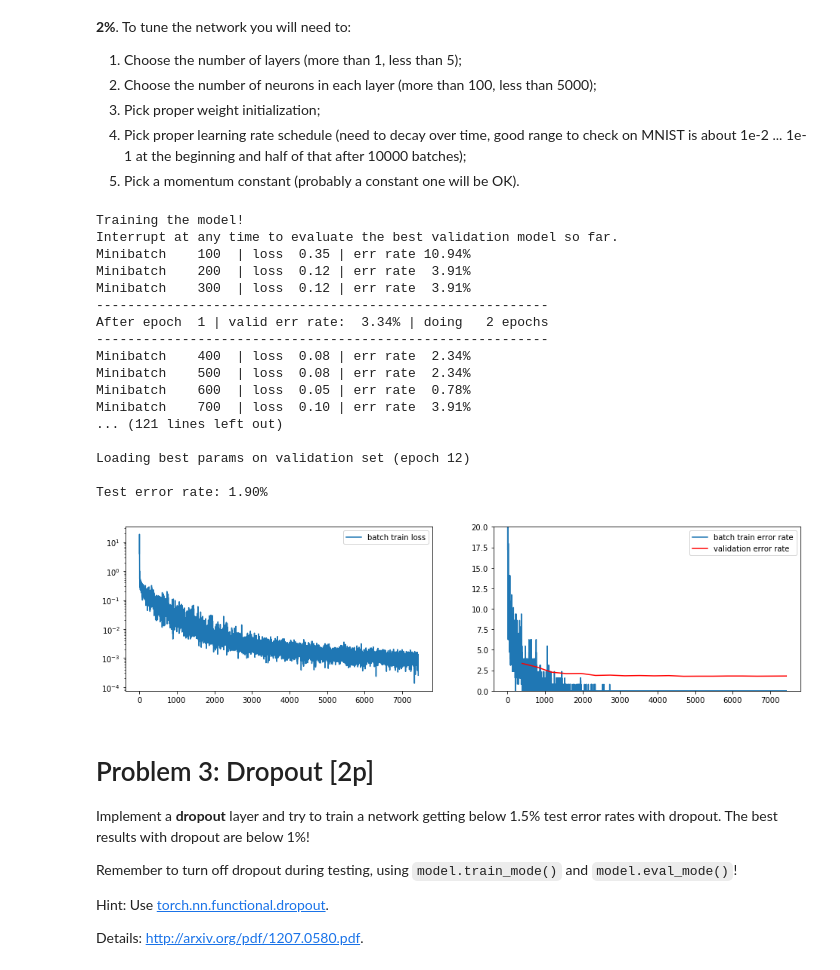
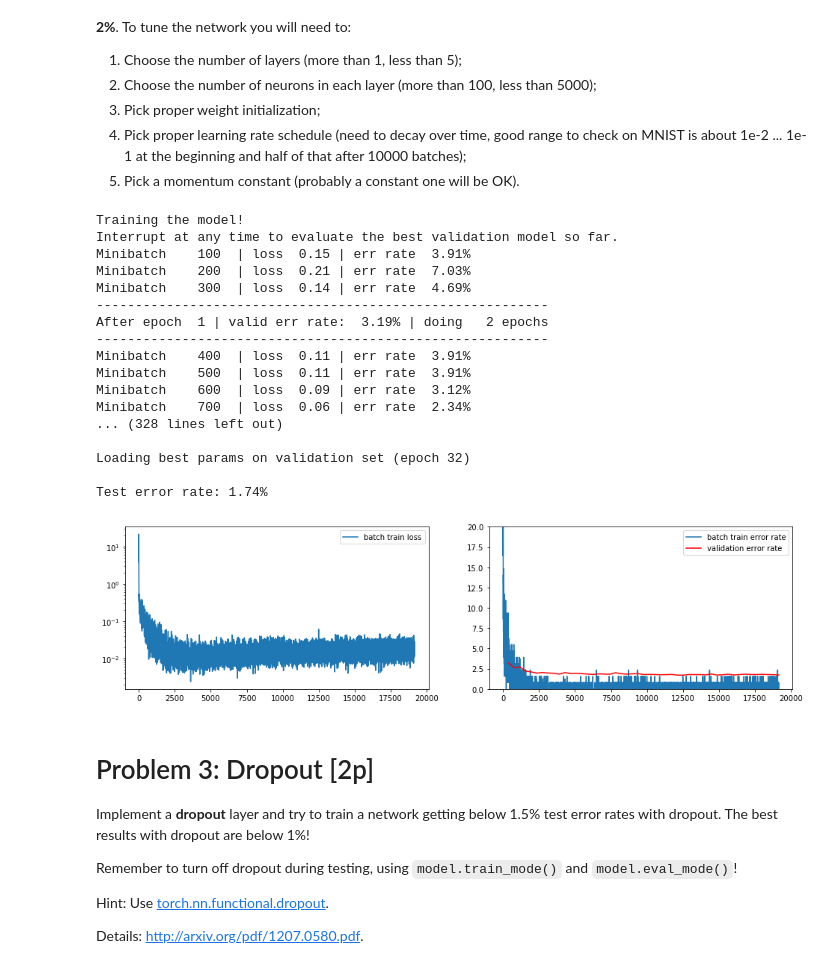
Before and after one commit to dingorth/neural_networks, a Jupyter notebook: assignment4/Assignment4.ipynb, the cells around one changed output. Saved outputs shown, nothing was run; the diff lists cells and outputs as text; code cells hidden in the pictures.

```diff
--- a/assignment4/Assignment4.ipynb
+++ b/assignment4/Assignment4.ipynb
@@ -382,46 +382,46 @@ tune the network you will need to:
 model = FeedforwardNet(
     [
      AffineLayer(784, 3000),
      TanhLayer(),
      AffineLayer(3000, 1000),
      ReLULayer(),
      AffineLayer(1000, 10),
      SoftMaxLayer()
     ])
 
 # Initialize parameters
 for p in model.parameters:
     if p.name == 'W':
         p.data.normal_(0, 0.05)
         # p.data.uniform_(-0.1, 0.1)
     elif p.name == 'b':
         p.data.zero_()
     else:
         raise ValueError('Unknown parameter name "%s"' % p.name)
 
 # On lab computers you can set cuda=True !
-SGD(model, mnist_loaders, alpha=1e-1, lambda_=0.0, c=1.0, epsilon=0.9, cuda=True)
+SGD(model, mnist_loaders, alpha=1e-1, lambda_=0.001, c=1.0, epsilon=0.9, cuda=True)
 
 print "Test error rate: %.2f%%" % compute_error_rate(model, mnist_loaders['test'])
 # %% [output]
 Training the model!
 Interrupt at any time to evaluate the best validation model so far.
-Minibatch    100  | loss  0.35 | err rate 10.94%
-Minibatch    200  | loss  0.12 | err rate  3.91%
-Minibatch    300  | loss  0.12 | err rate  3.91%
+Minibatch    100  | loss  0.15 | err rate  3.91%
+Minibatch    200  | loss  0.21 | err rate  7.03%
+Minibatch    300  | loss  0.14 | err rate  4.69%
 ----------------------------------------------------------
-After epoch  1 | valid err rate:  3.34% | doing   2 epochs
+After epoch  1 | valid err rate:  3.19% | doing   2 epochs
 ----------------------------------------------------------
-Minibatch    400  | loss  0.08 | err rate  2.34%
-Minibatch    500  | loss  0.08 | err rate  2.34%
-Minibatch    600  | loss  0.05 | err rate  0.78%
-Minibatch    700  | loss  0.10 | err rate  3.91%
-... (121 lines left out)
+Minibatch    400  | loss  0.11 | err rate  3.91%
+Minibatch    500  | loss  0.11 | err rate  3.91%
+Minibatch    600  | loss  0.09 | err rate  3.12%
+Minibatch    700  | loss  0.06 | err rate  2.34%
+... (328 lines left out)
 
-Loading best params on validation set (epoch 12)
+Loading best params on validation set (epoch 32)
 
-Test error rate: 1.90%
+Test error rate: 1.74%
-[figure, old version]
+[figure, new version]
 # %% [markdown]
 # Problem 3: Dropout [2p]
 
```
